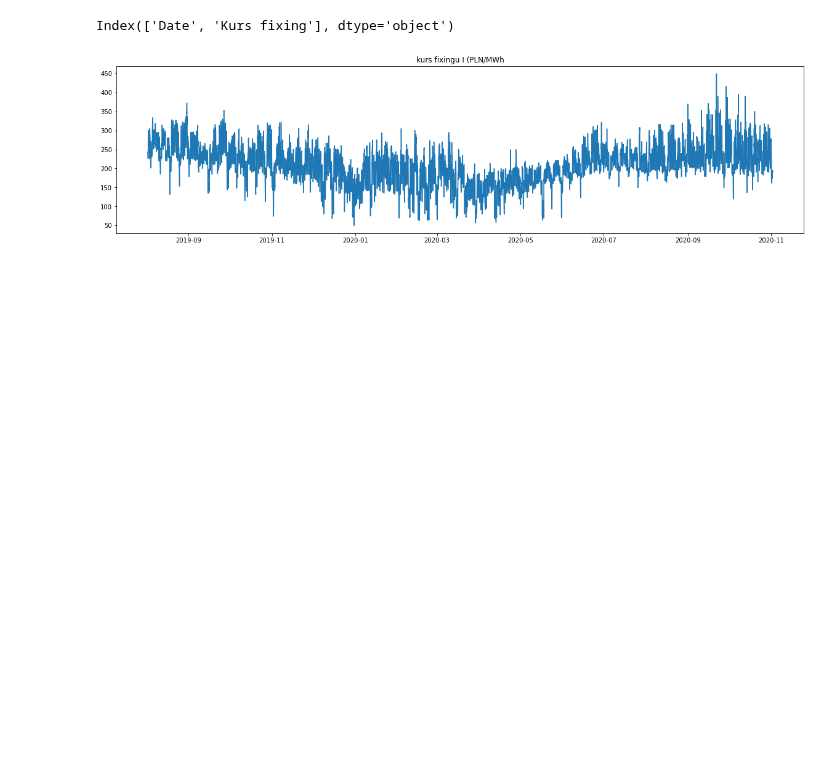
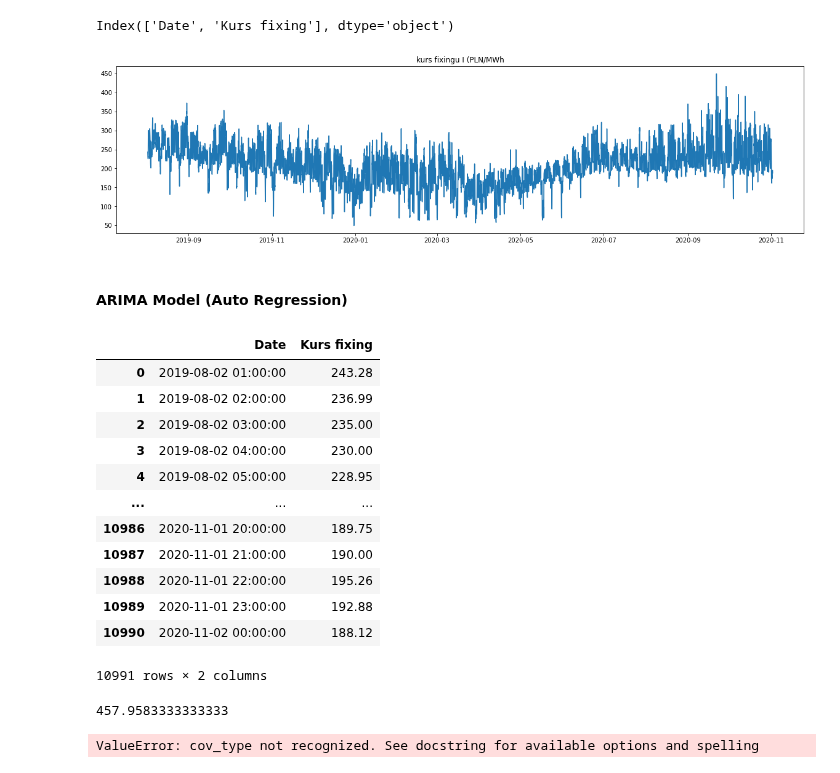
Before and after one commit to piekarsky/Short-Term-Electricity-Price-Forecasting-at-the-Polish-Day-Ahead-Market, a Jupyter notebook: electricity-price-forecasting-statistical-models.ipynb, the cells around one changed output. Drawn from its saved outputs; the diff is of its cells as text; code cells hidden in the pictures; blank space fills up the shorter version.

Commit message:
Build an ARIMA model

```diff
--- a/electricity-price-forecasting-statistical-models.ipynb
+++ b/electricity-price-forecasting-statistical-models.ipynb
@@ -22,3 +23,5 @@ plt.rcParams.update(params)
 plt.show()
 # %% [output]
 [figure]
+# %% [markdown]
+#### ARIMA Model (Auto Regression)
@@ -24,0 +30,20 @@ plt.show()
+# %%
+df
+# %% [output]
+|  | Date | Kurs fixing |
+| 0 | 2019-08-02 01:00:00 | 243.28 |
+| 1 | 2019-08-02 02:00:00 | 236.99 |
+| 2 | 2019-08-02 03:00:00 | 235.00 |
+| 3 | 2019-08-02 04:00:00 | 230.00 |
+| 4 | 2019-08-02 05:00:00 | 228.95 |
+| ... | ... | ... |
+| 10986 | 2020-11-01 20:00:00 | 189.75 |
+| 10987 | 2020-11-01 21:00:00 | 190.00 |
+| 10988 | 2020-11-01 22:00:00 | 195.26 |
+| 10989 | 2020-11-01 23:00:00 | 192.88 |
+| 10990 | 2020-11-02 00:00:00 | 188.12 |
+10991 rows × 2 columns
+# %%
+len(df)/24
+# %% [output]
+457.9583333333333
@@ -24,0 +53,12 @@ plt.show()
+# %%
+train_df = df.iloc[:9000]
+test_df = df.iloc[9000:]
+
+train_model = AutoReg(train_df['Kurs fixing'], 450).fit(cov_type="HCO")
+start = len(train_df)
+end = len(train_df) + len(test_df) - 1
+prediction = train_model.predict(start=start, end=end, dynamic=True)
+ax = test_df.plot(ax=ax)
+ax = prediction.plot(ax=ax)
+# %% [output]
+ValueError: cov_type not recognized. See docstring for available options and spelling
```
Also changed, not shown: parts of 3 cells of this notebook.
